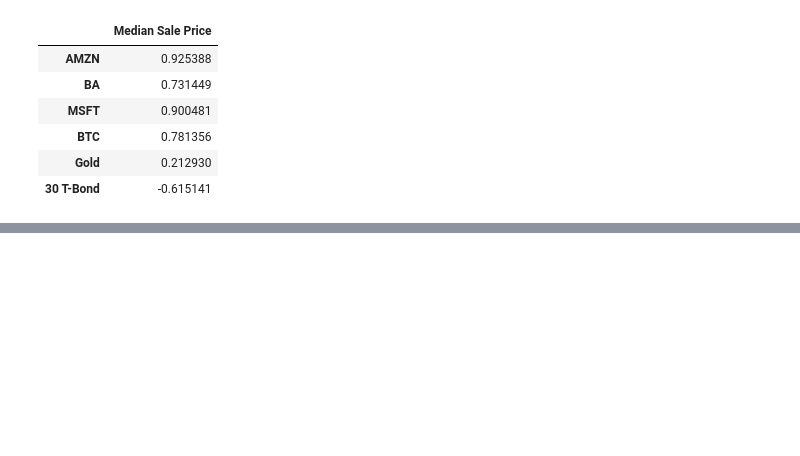
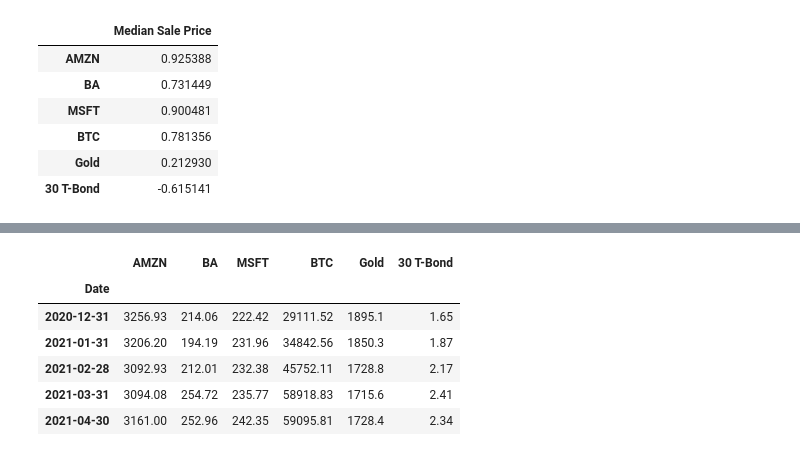
Before and after one commit to somyapanda/fintech-project-1, a Jupyter notebook: Joanne/stocks_house_pirce_coll.ipynb, the cells around one changed output, grey strips where cells are left out. Cells and saved outputs as stored; diff of their text form; code cells hidden in the pictures; blank space fills up the shorter version.

```diff
--- a/Joanne/stocks_house_pirce_coll.ipynb
+++ b/Joanne/stocks_house_pirce_coll.ipynb
@@ -142,0 +173,10 @@ combined_df.plot(kind='scatter', x='AMZN', y='Median Sale Price')
+# %%
+stocks_df.tail()
+# %% [output]
+|  | AMZN | BA | MSFT | BTC | Gold | 30 T-Bond |
+| Date |  |  |  |  |  |  |
+| 2020-12-31 | 3256.93 | 214.06 | 222.42 | 29111.52 | 1895.1 | 1.65 |
+| 2021-01-31 | 3206.20 | 194.19 | 231.96 | 34842.56 | 1850.3 | 1.87 |
+| 2021-02-28 | 3092.93 | 212.01 | 232.38 | 45752.11 | 1728.8 | 2.17 |
+| 2021-03-31 | 3094.08 | 254.72 | 235.77 | 58918.83 | 1715.6 | 2.41 |
+| 2021-04-30 | 3161.00 | 252.96 | 242.35 | 59095.81 | 1728.4 | 2.34 |
```
Also changed, not shown: parts of 15 cells of this notebook, 19 other files.
